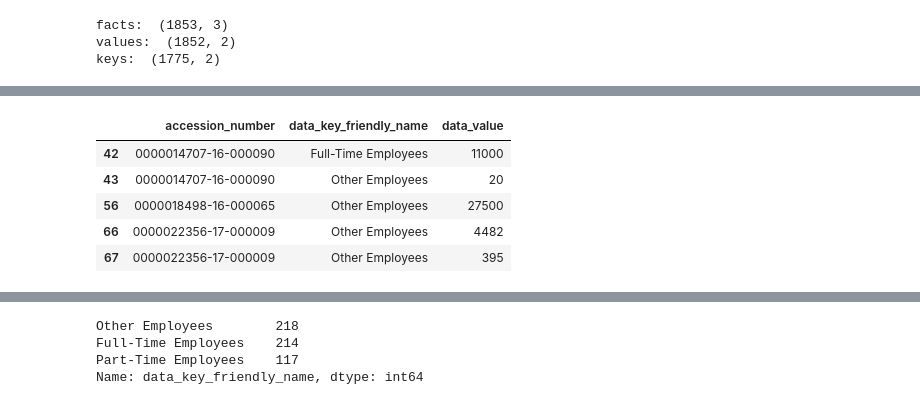
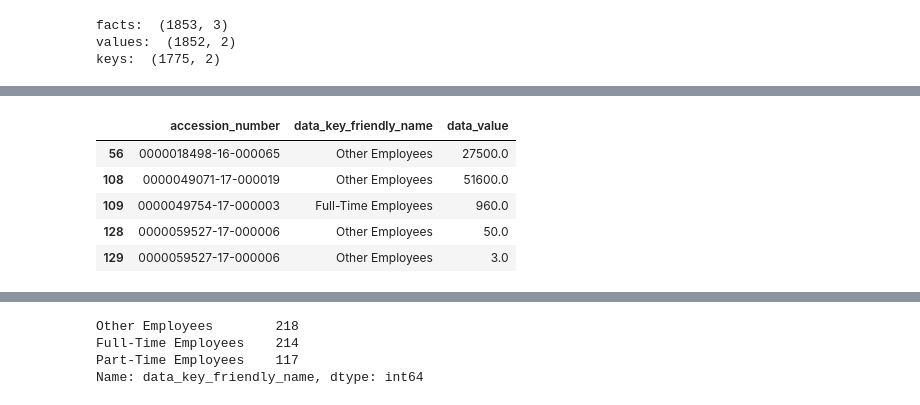
Before and after one commit to JarrodAJ/sec_employee_information_extraction, a Jupyter notebook: 4_Define_SpaCy_NER.ipynb, the cells around one changed output, grey strips where cells are left out. Cells and saved outputs as stored; diff of their text form; code cells hidden in the pictures.

```diff
--- a/4_Define_SpaCy_NER.ipynb
+++ b/4_Define_SpaCy_NER.ipynb
@@ -4255,41 +2321,0 @@ keys3:  (1689, 2)
-# %%
-#train_fact_df = train_df.merge(fact_df, left_index=True, right_on='doc_ids')
-
-
-train_accession_ids = pd.read_csv('../data/train_accession_ids.csv', names=['acc_id']).loc[:,'acc_id'].tolist()
-
-negative_ids = [x for x in train_accession_ids if x not in train_labeled_df.accession_number.unique()]
-
-#train_facts = train_fact_df.loc[:, train_fact_df.columns.intersection(['acc_id', 'data_value', 'quantity_type'])].copy().drop_duplicates()
-#train_facts_values = train_fact_df.loc[:, train_fact_df.columns.intersection(['acc_id', 'data_value'])].copy().drop_duplicates()
-#train_facts_keys = train_fact_df.loc[:, train_fact_df.columns.intersection(['acc_id', 'quantity_type'])].copy().drop_duplicates()
-#train_facts.columns = ['accession_number', 'data_key_friendly_name', 'data_value']
-#train_facts_values.columns = ['accession_number',  'data_value']
-#train_facts_keys.columns = ['accession_number',  'data_key_friendly_name']
-
-#train_fact_df2 = train_df.merge(fact_df2, left_index=True, right_on='doc_ids')
-#train_facts2 = train_fact_df2.loc[:, train_fact_df2.columns.intersection(['acc_id', 'data_value', 'quantity_type'])].copy().drop_duplicates()
-#train_facts_values2 = train_fact_df2.loc[:, train_fact_df2.columns.intersection(['acc_id', 'data_value'])].copy().drop_duplicates()
-#train_facts_keys2 = train_fact_df2.loc[:, train_fact_df2.columns.intersection(['acc_id', 'quantity_type'])].copy().drop_duplicates()
-#train_facts2.columns = ['accession_number', 'data_key_friendly_name', 'data_value']
-#train_facts_values2.columns = ['accession_number',  'data_value']
-#train_facts_keys2.columns = ['accession_number',  'data_key_friendly_name']
-
-train_fact_df3 = train_df.merge(fact_df3, left_index=True, right_on='doc_ids')
-train_facts3 = train_fact_df3.loc[:, train_fact_df3.columns.intersection(['acc_id', 'data_value', 'quantity_type'])].copy().drop_duplicates()
-train_facts_values3 = train_fact_df3.loc[:, train_fact_df3.columns.intersection(['acc_id', 'data_value'])].copy().drop_duplicates()
-train_facts_keys3 = train_fact_df3.loc[:, train_fact_df3.columns.intersection(['acc_id', 'quantity_type'])].copy().drop_duplicates()
-train_facts3.columns = ['accession_number', 'data_key_friendly_name', 'data_value']
-train_facts_values3.columns = ['accession_number',  'data_value']
-train_facts_keys3.columns = ['accession_number',  'data_key_friendly_name']
-
-
-print("facts: ", train_facts.shape)
-print("values: ", train_facts_values.shape)
-print("keys: ", train_facts_keys.shape)
-print("facts2: ", train_facts2.shape)
-print("values2: ", train_facts_values2.shape)
-print("keys2: ", train_facts_keys2.shape)
-print("facts3: ", train_facts3.shape)
-print("values3: ", train_facts_values3.shape)
-print("keys3: ", train_facts_keys3.shape)
@@ -4479,9 +2375,9 @@ missed_facts3.head(20)
 # %%
-train_facts.loc[train_facts.accession_number.isin(missed_facts.head().accession_number.tolist() + ["0000034067-17-000007"])]
+train_facts3.loc[train_facts3.accession_number.isin(missed_facts3.head(15).accession_number.tolist())]
 # %% [output]
 |  | accession_number | data_key_friendly_name | data_value |
-| 42 | 0000014707-16-000090 | Full-Time Employees | 11000 |
-| 43 | 0000014707-16-000090 | Other Employees | 20 |
-| 56 | 0000018498-16-000065 | Other Employees | 27500 |
-| 66 | 0000022356-17-000009 | Other Employees | 4482 |
-| 67 | 0000022356-17-000009 | Other Employees | 395 |
+| 56 | 0000018498-16-000065 | Other Employees | 27500.0 |
+| 108 | 0000049071-17-000019 | Other Employees | 51600.0 |
+| 109 | 0000049754-17-000003 | Full-Time Employees | 960.0 |
+| 128 | 0000059527-17-000006 | Other Employees | 50.0 |
+| 129 | 0000059527-17-000006 | Other Employees | 3.0 |
```
Also changed, not shown: parts of 236 cells of this notebook.
